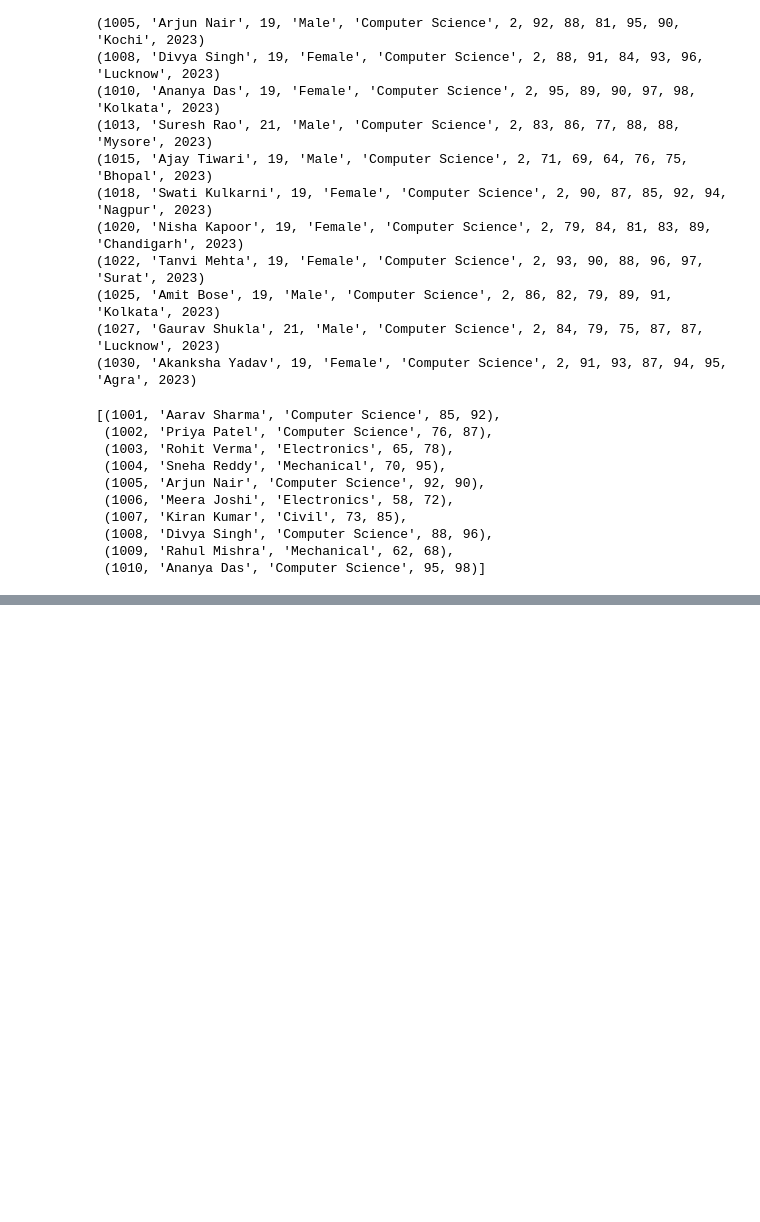
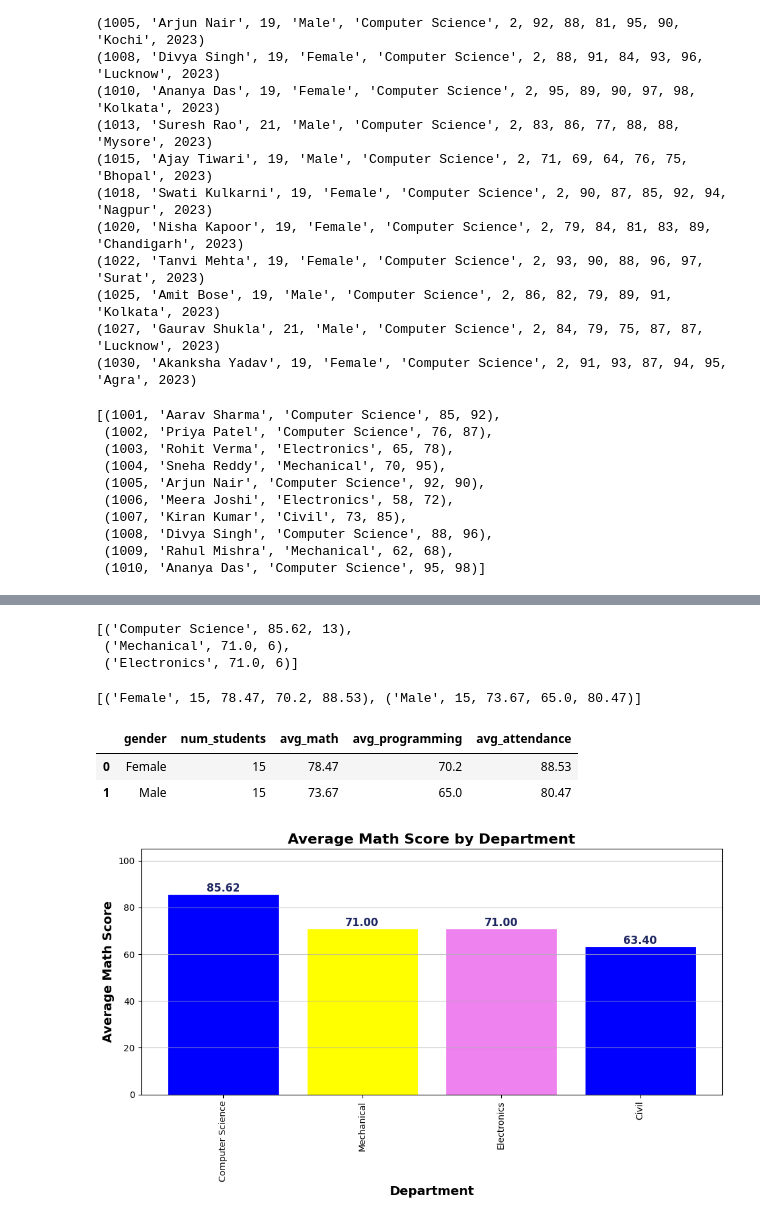
Before and after one commit to CH3MLON/Data_GenAI_training, a Jupyter notebook: day2/day2.ipynb, the cells around one changed output, grey strips where cells are left out. Drawn from its saved outputs; the diff is of its cells as text; code cells hidden in the pictures; blank space fills up the shorter version.

```diff
--- a/day2/day2.ipynb
+++ b/day2/day2.ipynb
@@ -83,0 +128,6 @@ result
+# %%
+result3
+# %% [output]
+[('Computer Science', 85.62, 13),
+ ('Mechanical', 71.0, 6),
+ ('Electronics', 71.0, 6)]
@@ -83,0 +148,41 @@ result
+# %%
+result4
+# %% [output]
+[('Female', 15, 78.47, 70.2, 88.53), ('Male', 15, 73.67, 65.0, 80.47)]
+# %%
+column_names4 = [description[0] for description in cursor.description]
+df_result4 = pd.DataFrame(result4, columns=column_names4)
+display(df_result4)
+# %% [output]
+|  | gender | num_students | avg_math | avg_programming | avg_attendance |
+| 0 | Female | 15 | 78.47 | 70.2 | 88.53 |
+| 1 | Male | 15 | 73.67 | 65.0 | 80.47 |
+# %%
+from numpy import linalg
+chart1_sql="""
+select
+  department,
+  ROUND(AVG(math_score),2) AS avg_math
+  from students
+  group by department
+  order by avg_math desc
+"""
+chart1_data=pd.read_sql_query(chart1_sql,conn)
+fig,ax=plt.subplots(figsize=(10,6))
+bar_color=["blue","yellow","violet"]
+bars=ax.bar(chart1_data["department"],chart1_data["avg_math"],color=bar_color,edgecolor="white",linewidth=0.8)
+
+for bar in bars:
+  height=bar.get_height()
+  ax.text(bar.get_x()+bar.get_width()/2,height,f"{height:.2f}",ha="center",va="bottom",fontsize=12,fontweight="bold",color="#1E2761")
+
+ax.set_title("Average Math Score by Department",fontsize=16,fontweight="bold")
+ax.set_xlabel("Department",fontsize=14,fontweight="bold")
+ax.set_ylabel("Average Math Score",fontsize=14,fontweight="bold")
+ax.set_ylim(0,105)
+ax.tick_params(axis="x",labelrotation=90)
+ax.grid(axis='y',linestyle='-',alpha=0.7)
+plt.tight_layout()
+plt.show()
+# %% [output]
+[figure, added]
```
Also changed, not shown: parts of 7 cells of this notebook.
